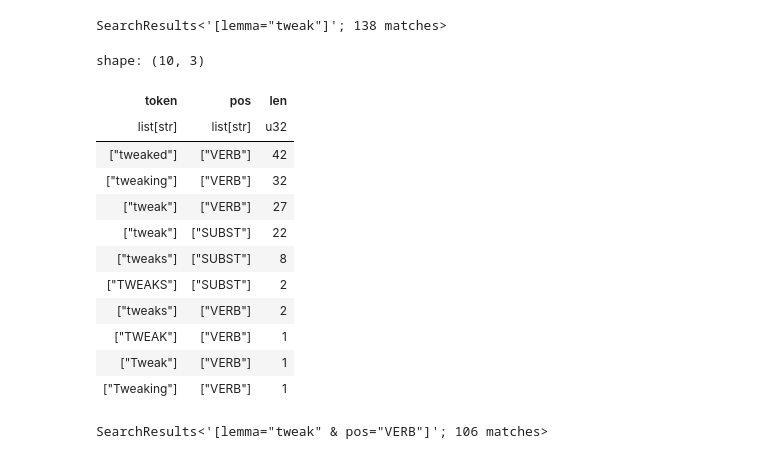
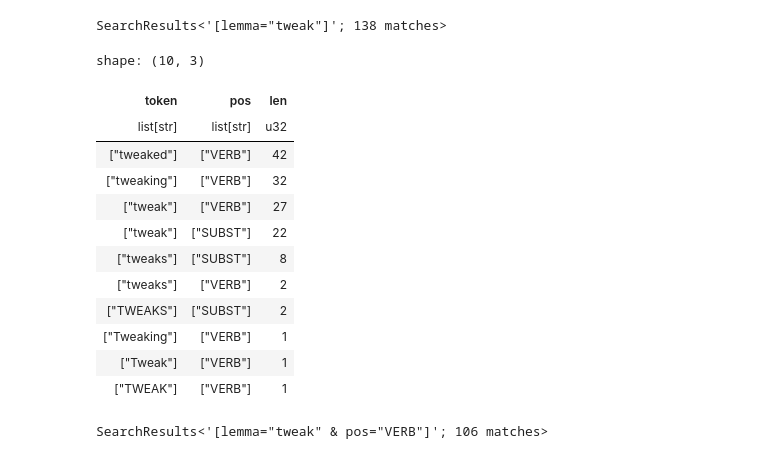
Before and after one commit to rmalouf/polars_corpus, a Jupyter notebook: examples/concordance.ipynb, the cells around one changed output. Drawn from its saved outputs; the diff is of its cells as text; code cells hidden in the pictures.

```diff
--- a/examples/concordance.ipynb
+++ b/examples/concordance.ipynb
@@ -18,21 +18,23 @@ m
 # %% [output]
 SearchResults<'[lemma="tweak"]'; 138 matches>
 # %%
-m.matches(['token','pos']).group_by('token','pos').len().sort(by="len", descending=True)
+m.matches(["token", "pos"]).group_by("token", "pos").len().sort(
+    by="len", descending=True
+)
 # %% [output]
 shape: (10, 3)
 | token | pos | len |
 | list[str] | list[str] | u32 |
 | ["tweaked"] | ["VERB"] | 42 |
 | ["tweaking"] | ["VERB"] | 32 |
 | ["tweak"] | ["VERB"] | 27 |
 | ["tweak"] | ["SUBST"] | 22 |
 | ["tweaks"] | ["SUBST"] | 8 |
+| ["tweaks"] | ["VERB"] | 2 |
 | ["TWEAKS"] | ["SUBST"] | 2 |
-| ["tweaks"] | ["VERB"] | 2 |
+| ["Tweaking"] | ["VERB"] | 1 |
+| ["Tweak"] | ["VERB"] | 1 |
 | ["TWEAK"] | ["VERB"] | 1 |
-| ["Tweak"] | ["VERB"] | 1 |
-| ["Tweaking"] | ["VERB"] | 1 |
 # %%
 verbs = plc.search(bnc, '[lemma="tweak" & pos="VERB"]')
 verbs
```
Also changed, not shown: parts of 2 cells of this notebook, 6 other files.
